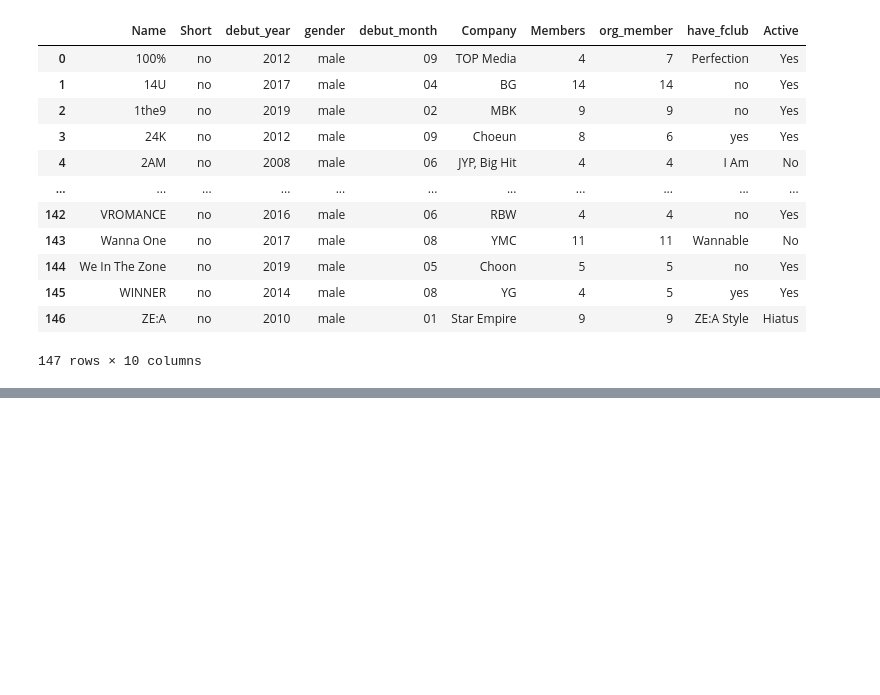
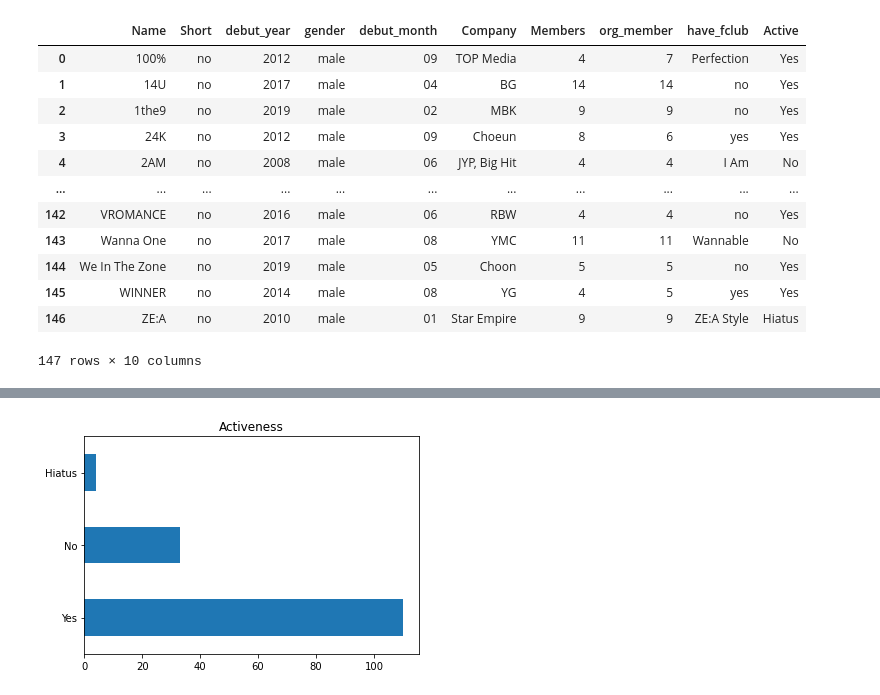
Before and after one commit to Tek-nr/BTSvsALL, a Jupyter notebook: KPop_Analysis/K-Pop_Analysis.ipynb, the cells around one changed output, grey strips where cells are left out. Cells and saved outputs as stored; diff of their text form; code cells hidden in the pictures; blank space fills up the shorter version.

```diff
--- a/KPop_Analysis/K-Pop_Analysis.ipynb
+++ b/KPop_Analysis/K-Pop_Analysis.ipynb
@@ -619,0 +798,4 @@ boy_groups
+# %%
+boy_groups.Active.value_counts().plot.barh().set_title("Activeness");
+# %% [output]
+[figure, added]
```
Also changed, not shown: parts of 19 cells of this notebook.
